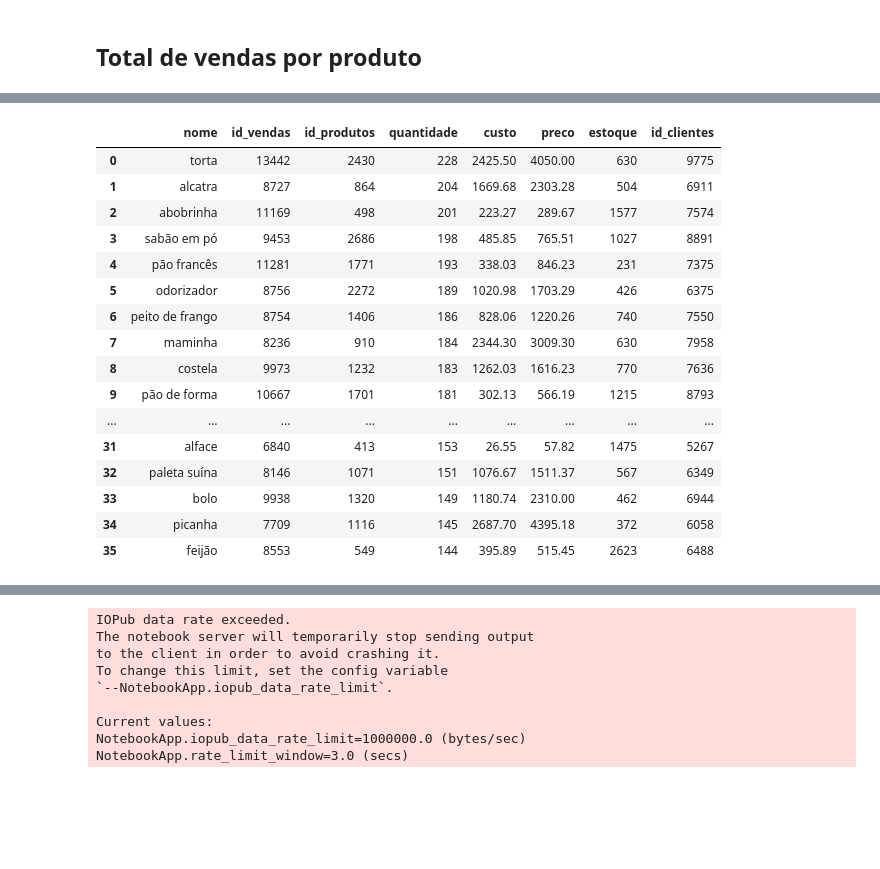
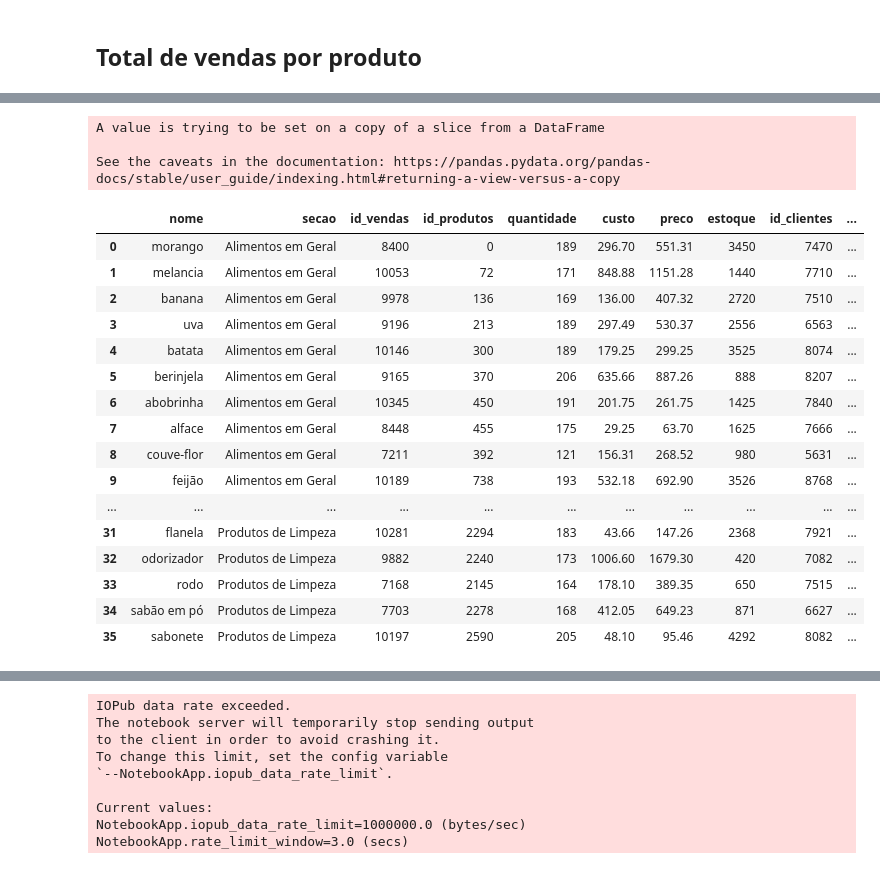
Before and after one commit to BrunoFornaro/A2-LP, a Jupyter notebook: testes_análises-Copy1 (1).ipynb, the cells around one changed output, grey strips where cells are left out. Drawn from its saved outputs; the diff is of its cells as text; code cells hidden in the pictures; blank space fills up the shorter version.

```diff
--- a/testes_análises-Copy1 (1).ipynb
+++ b/testes_análises-Copy1 (1).ipynb
@@ -227,5 +227,8 @@ venda_produtos_cliente
 2500 rows × 20 columns
 # %%
+produtos_precos=produtos[["nome", "preco"]]
+produtos_precos.rename(columns={"preco": "preco_unidade"}, inplace = 1)
+venda_produtos_cliente["total_preco"]=venda_produtos_cliente["quantidade"]*venda_produtos_cliente["preco"]
 #agrupando a tabelas cendas_produto por nome (groupby), somando os valores (sum), organizando os valores em ordem decrescente por quantidade vendida (sort_values) e redefinindo o index (reset_index)
 venda_produtos_total=venda_produtos_cliente.groupby("nome").sum().sort_values('quantidade', ascending=False).reset_index()
 #selecionando apenas as colunas que serão analisadas
@@ -234,26 +237,31 @@ venda_produtos_total_=venda_produtos_total[["nome", "quantidade"]]
 produtos_nome_secao=produtos[["nome", "secao"]].drop_duplicates()
 #unindo tabelas venda_produtos_total e produtos_nome_secao
 venda_produtos_quantidade_total=pd.merge(produtos_nome_secao, venda_produtos_total, on = 'nome', how='right')
+venda_produtos_quantidade_total=pd.merge(venda_produtos_quantidade_total, produtos_precos, on = 'nome', how='right')
+# %% [output]
+A value is trying to be set on a copy of a slice from a DataFrame
+
+See the caveats in the documentation: https://pandas.pydata.org/pandas-docs/stable/user_guide/indexing.html#returning-a-view-versus-a-copy
 # %%
-venda_produtos_total
+venda_produtos_quantidade_total
 # %% [output]
-|  | nome | id_vendas | id_produtos | quantidade | custo | preco | estoque | id_clientes |
-| 0 | torta | 13442 | 2430 | 228 | 2425.50 | 4050.00 | 630 | 9775 |
-| 1 | alcatra | 8727 | 864 | 204 | 1669.68 | 2303.28 | 504 | 6911 |
-| 2 | abobrinha | 11169 | 498 | 201 | 223.27 | 289.67 | 1577 | 7574 |
-| 3 | sabão em pó | 9453 | 2686 | 198 | 485.85 | 765.51 | 1027 | 8891 |
-| 4 | pão francês | 11281 | 1771 | 193 | 338.03 | 846.23 | 231 | 7375 |
-| 5 | odorizador | 8756 | 2272 | 189 | 1020.98 | 1703.29 | 426 | 6375 |
-| 6 | peito de frango | 8754 | 1406 | 186 | 828.06 | 1220.26 | 740 | 7550 |
-| 7 | maminha | 8236 | 910 | 184 | 2344.30 | 3009.30 | 630 | 7958 |
-| 8 | costela | 9973 | 1232 | 183 | 1262.03 | 1616.23 | 770 | 7636 |
-| 9 | pão de forma | 10667 | 1701 | 181 | 302.13 | 566.19 | 1215 | 8793 |
-| ... | ... | ... | ... | ... | ... | ... | ... | ... |
-| 31 | alface | 6840 | 413 | 153 | 26.55 | 57.82 | 1475 | 5267 |
-| 32 | paleta suína | 8146 | 1071 | 151 | 1076.67 | 1511.37 | 567 | 6349 |
-| 33 | bolo | 9938 | 1320 | 149 | 1180.74 | 2310.00 | 462 | 6944 |
-| 34 | picanha | 7709 | 1116 | 145 | 2687.70 | 4395.18 | 372 | 6058 |
-| 35 | feijão | 8553 | 549 | 144 | 395.89 | 515.45 | 2623 | 6488 |
+|  | nome | secao | id_vendas | id_produtos | quantidade | custo | preco | estoque | id_clientes | ... |
+| 0 | morango | Alimentos em Geral | 8400 | 0 | 189 | 296.70 | 551.31 | 3450 | 7470 | ... |
+| 1 | melancia | Alimentos em Geral | 10053 | 72 | 171 | 848.88 | 1151.28 | 1440 | 7710 | ... |
+| 2 | banana | Alimentos em Geral | 9978 | 136 | 169 | 136.00 | 407.32 | 2720 | 7510 | ... |
+| 3 | uva | Alimentos em Geral | 9196 | 213 | 189 | 297.49 | 530.37 | 2556 | 6563 | ... |
+| 4 | batata | Alimentos em Geral | 10146 | 300 | 189 | 179.25 | 299.25 | 3525 | 8074 | ... |
+| 5 | berinjela | Alimentos em Geral | 9165 | 370 | 206 | 635.66 | 887.26 | 888 | 8207 | ... |
+| 6 | abobrinha | Alimentos em Geral | 10345 | 450 | 191 | 201.75 | 261.75 | 1425 | 7840 | ... |
+| 7 | alface | Alimentos em Geral | 8448 | 455 | 175 | 29.25 | 63.70 | 1625 | 7666 | ... |
+| 8 | couve-flor | Alimentos em Geral | 7211 | 392 | 121 | 156.31 | 268.52 | 980 | 5631 | ... |
+| 9 | feijão | Alimentos em Geral | 10189 | 738 | 193 | 532.18 | 692.90 | 3526 | 8768 | ... |
+| ... | ... | ... | ... | ... | ... | ... | ... | ... | ... | ... |
+| 31 | flanela | Produtos de Limpeza | 10281 | 2294 | 183 | 43.66 | 147.26 | 2368 | 7921 | ... |
+| 32 | odorizador | Produtos de Limpeza | 9882 | 2240 | 173 | 1006.60 | 1679.30 | 420 | 7082 | ... |
+| 33 | rodo | Produtos de Limpeza | 7168 | 2145 | 164 | 178.10 | 389.35 | 650 | 7515 | ... |
+| 34 | sabão em pó | Produtos de Limpeza | 7703 | 2278 | 168 | 412.05 | 649.23 | 871 | 6627 | ... |
+| 35 | sabonete | Produtos de Limpeza | 10197 | 2590 | 205 | 48.10 | 95.46 | 4292 | 8082 | ... |
 # %%
 
 #FFDD79
```
Also changed, not shown: parts of 12 cells of this notebook, 1 other file.
